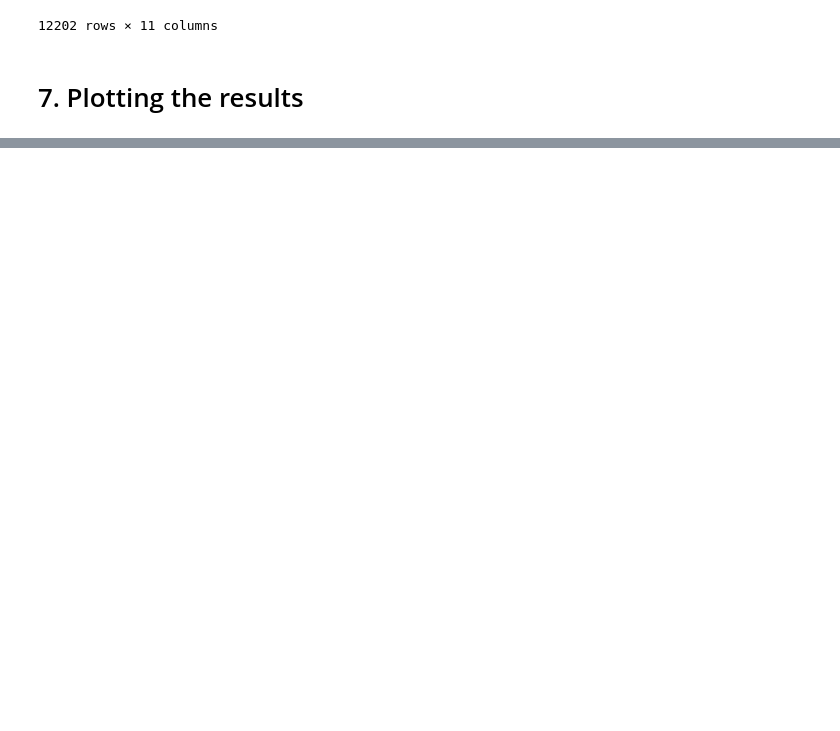
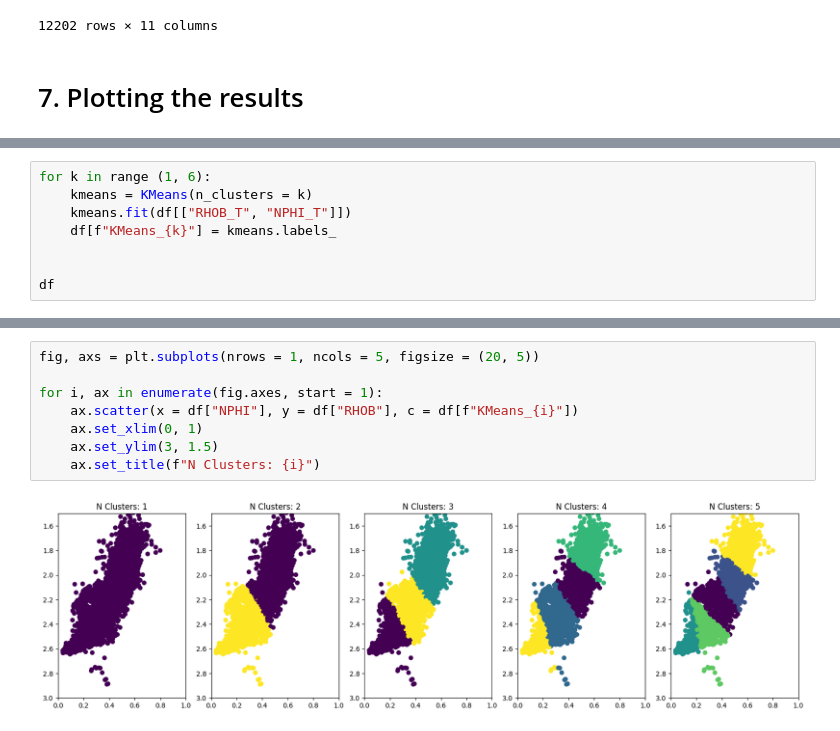
Before and after one commit to zaki-hamdard/Machine-Learning-and-Data-Science-Projects, a Jupyter notebook: Unsupervised Machine Learning Projects/K-Means Clustering/main.ipynb, the cells around one changed output, grey strips where cells are left out. Cells and saved outputs as stored; diff of their text form; blank space fills up the shorter version.

Commit message:
K-Means clustering project added

```diff
--- a/Unsupervised Machine Learning Projects/K-Means Clustering/main.ipynb
+++ b/Unsupervised Machine Learning Projects/K-Means Clustering/main.ipynb
@@ -133,0 +143,8 @@ df
+# %%
+for k in range (1, 6):
+    kmeans = KMeans(n_clusters = k)
+    kmeans.fit(df[["RHOB_T", "NPHI_T"]])
+    df[f"KMeans_{k}"] = kmeans.labels_
+
+
+df
@@ -133,0 +166,10 @@ df
+# %%
+fig, axs = plt.subplots(nrows = 1, ncols = 5, figsize = (20, 5))
+
+for i, ax in enumerate(fig.axes, start = 1):
+    ax.scatter(x = df["NPHI"], y = df["RHOB"], c = df[f"KMeans_{i}"])
+    ax.set_xlim(0, 1)
+    ax.set_ylim(3, 1.5)
+    ax.set_title(f"N Clusters: {i}")
+# %% [output]
+[figure, added]
```
Also changed, not shown: parts of 5 cells of this notebook.
